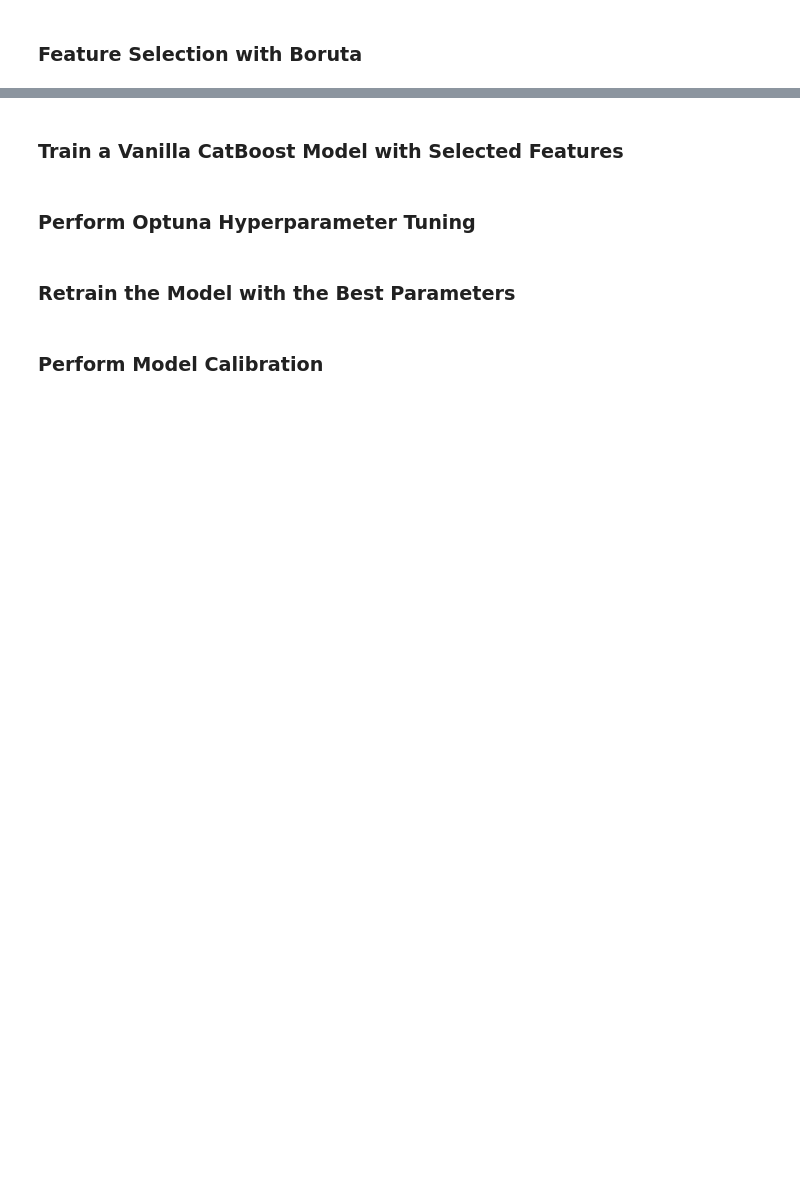
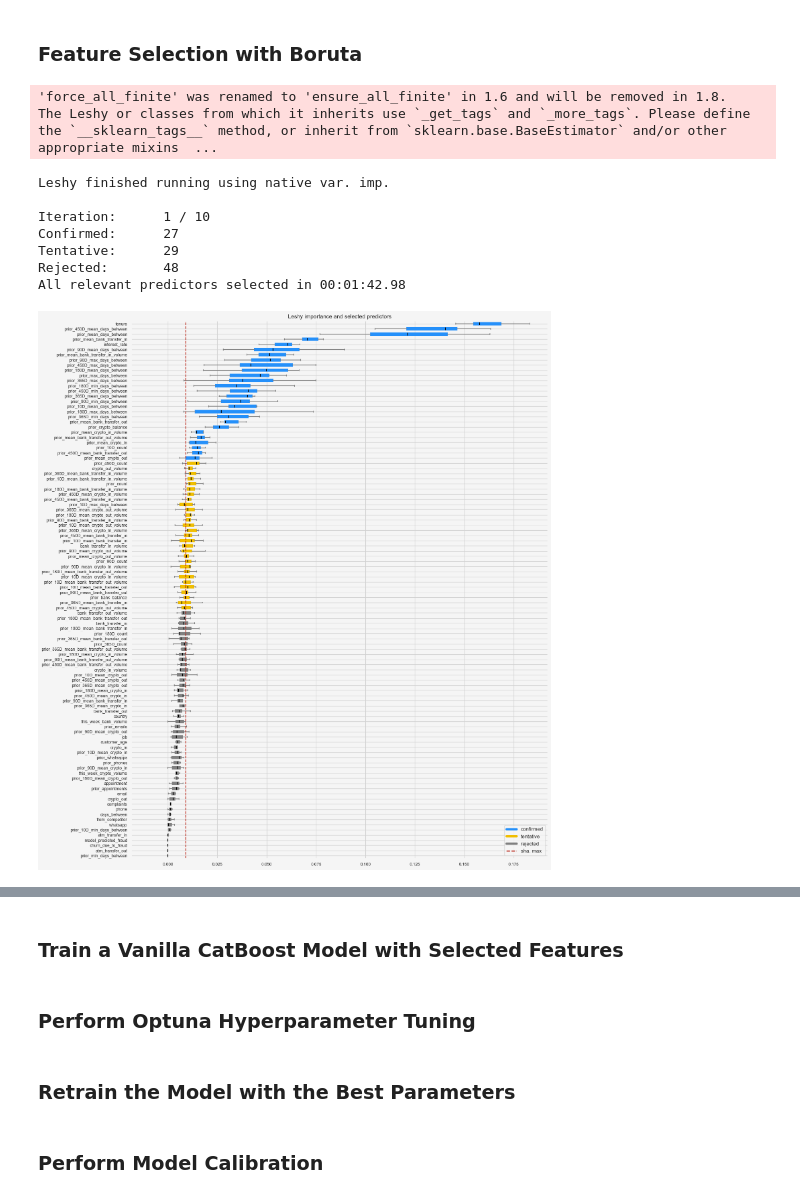
Before and after one commit to igorconsulting/modern-ml, a Jupyter notebook: week_1/notebooks/5_train_the_model.ipynb, the cells around one changed output, grey strips where cells are left out. Saved outputs shown, nothing was run; the diff lists cells and outputs as text; code cells hidden in the pictures; blank space fills up the shorter version.

```diff
--- a/week_1/notebooks/5_train_the_model.ipynb
+++ b/week_1/notebooks/5_train_the_model.ipynb
@@ -34,0 +45,2 @@ for col in cat_features:
+# %%
+df = reduce_mem_usage(df)
@@ -91,18 +211,12 @@ Name: proportion, dtype: float64
 # %% [markdown]
 ### Train a Vanilla Baseline CatBoost Model
 # %%
-model = CatBoostClassifier(cat_features=cat_features, verbose=True)
+# Using PRAUC Use Weights False to not inflat the PRAUC metric
+model = CatBoostClassifier(iterations=1000, auto_class_weights='Balanced', eval_metric='PRAUC:use_weights=false', cat_features=cat_features, verbose=True)
+
 print('Traning the model...')
-model.fit(X_train, y_train, eval_set=(X_validation, y_validation), early_stopping_rounds=10)
+model.fit(X_train, y_train, eval_set=(X_validation, y_validation), early_stopping_rounds=100)
 
 print('Evaluating the model...')
 y_pred = model.predict_proba(X_validation)[:, 1]
-logloss = log_loss(y_validation, y_pred)
-roc_auc = roc_auc_score(y_validation, y_pred)
-avg_precision = average_precision_score(y_validation, y_pred)
-brier = brier_score_loss(y_validation, y_pred)
-
-print(f'Log Loss: {logloss}')
-print(f'ROC AUC: {roc_auc}')
-print(f'Average Precision: {avg_precision}')
-print(f'Brier Score: {brier}')
+clf_metric_report(y_pred, y_validation)
@@ -220,0 +234,36 @@ cat_features_selected = [feature for feature in selected_features if feature in
+# %%
+from arfs.feature_selection import GrootCV
+from lightgbm import LGBMClassifier
+import arfs.feature_selection.allrelevant as arfsgroot
+
+# untuned, this is just a set of "reasonable defaults" to get better feature selection
+params = {
+    'random_strength': 1,
+    'learning_rate': 0.02,
+    'max_depth': 8,
+    'colsample_bylevel': 0.8,
+    'subsample': 0.7,
+    'eval_metric': 'PRAUC',
+    'random_seed': 42,
+    'auto_class_weights': 'Balanced',
+    'verbose': False
+}
+
+model = CatBoostClassifier(**params)
+
+feat_selector = arfsgroot.Leshy(
+    model, n_estimators=150, verbose=1, max_iter=10, random_state=42, importance="fastshap",
+)
+
+feat_selector.fit(X_train, y_train)
+# %% [output]
+'force_all_finite' was renamed to 'ensure_all_finite' in 1.6 and will be removed in 1.8.
+The Leshy or classes from which it inherits use `_get_tags` and `_more_tags`. Please define the `__sklearn_tags__` method, or inherit from `sklearn.base.BaseEstimator` and/or other appropriate mixins  ...
+Leshy finished running using native var. imp.
+
+Iteration:      1 / 10
+Confirmed:      27
+Tentative:      29
+Rejected:       48
+All relevant predictors selected in 00:01:42.98
+[figure, added]
```
Also changed, not shown: parts of 44 cells of this notebook, 17 other files.
